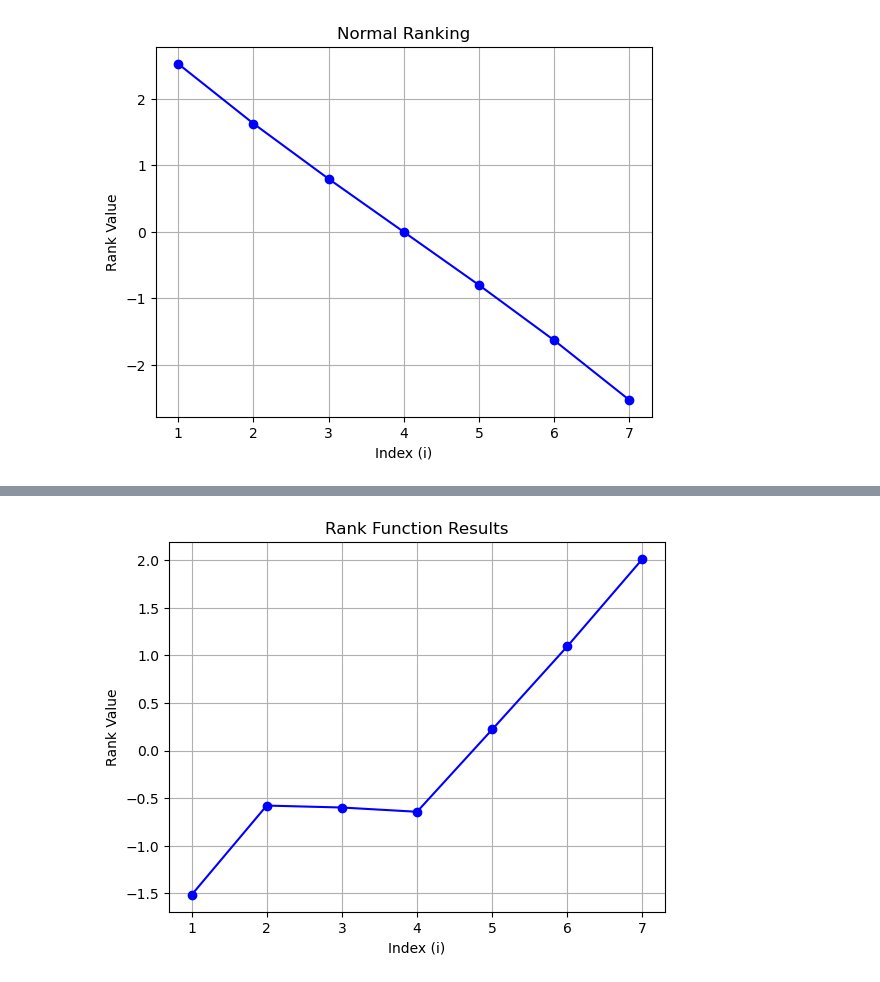
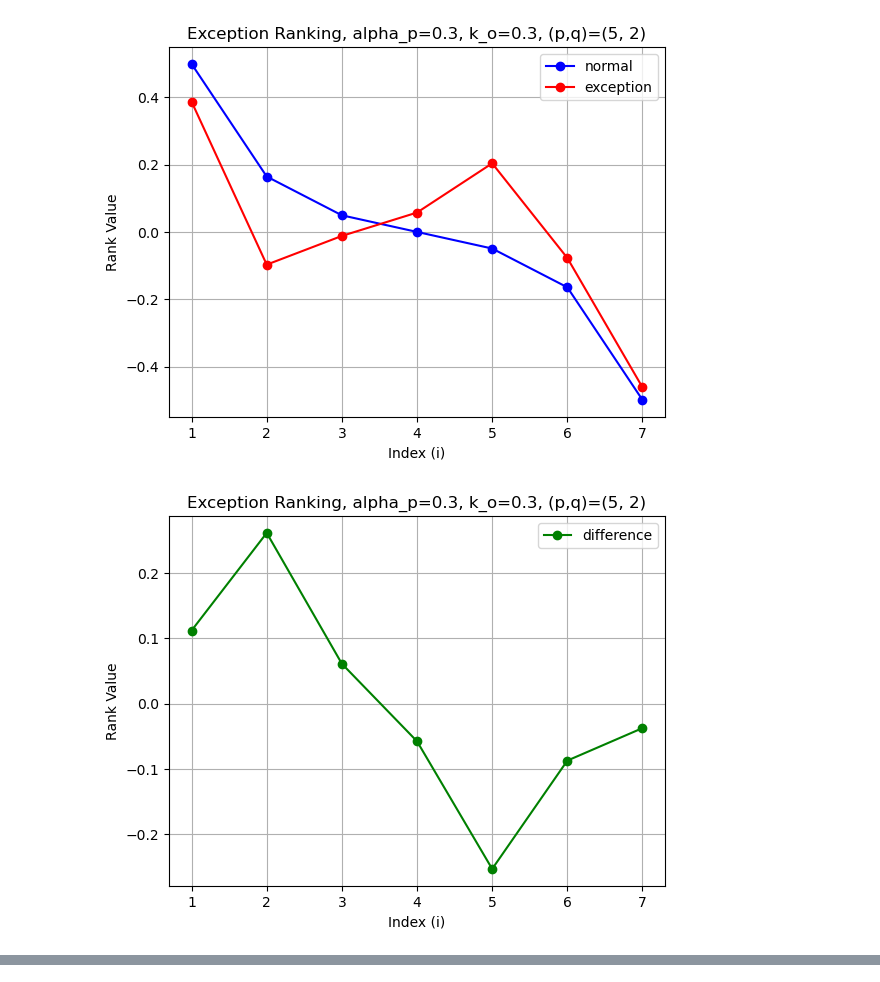
Before and after one commit to lukelc23/Analysis, a Jupyter notebook: inverse_computation_solutions.ipynb, the cells around one changed output, grey strips where cells are left out. Saved outputs shown, nothing was run; the diff lists cells and outputs as text; code cells hidden in the pictures.

```diff
--- a/inverse_computation_solutions.ipynb
+++ b/inverse_computation_solutions.ipynb
@@ -586,36 +662,49 @@ def set_variables(n_set, k_o_set, k_s_set, p_set, q_set, c_var_set):
     b_bar = np.zeros(arr_len)
     c = np.zeros(1)
     c_bar = np.zeros(1)
+
+    index = list(range(1,n+1))
 # %%
-global n, k_o, k_s, alpha, alpha_prime, p, q, c_var, lamb_val
-global K, K_exp, A, arr_len, dual_len, dual_len_exp, a, a_exp, b, b_bar, c, c_bar
+
+def run_simulation(n_set, k_o_set, k_s_set, p_set, q_set, c_var_set):
+    global n, k_o, k_s, alpha, alpha_prime, p, q, c_var, lamb_val
+    global K, K_exp, A, arr_len, dual_len, dual_len_exp, a, a_exp
+    global b, b_bar, c, c_bar, y, y_exp, b_array, b_bar_array, c_array, c_bar_array, B, index
+
+    set_variables(n_set, k_o_set, k_s_set, p_set, q_set, c_var_set)
+    check_variables()
+    K = k_create(n,alpha_prime)
+    print('K', '\n', K)
+    print('det:', np.linalg.det(K))
+
+    y = y_create(n)
+    a = a_create(n, alpha_prime)
+    K_exp = k_create_excep(n, p, q, alpha_prime)
+    y_exp = y_create_exp(n)
+    a_exp = a_exp_create(n, p, q, alpha_prime)
+    b, b_bar, c, c_bar = create_bc(n,p,q,alpha_prime)
+    b_array, b_bar_array, c_array, c_bar_array = create_bc_arrays(n,p,q,alpha_prime)
+
+    A = tridiag(n)
+    B = np.linalg.inv(np.identity(n-1) - (A*alpha_prime))
+    check_variables()
+    show_ranks_exp()
+    c_analytical = c_double_til()
+    assert np.isclose(c_analytical, c[1])
+    plot_normal()
+    plot_exception()
+    plot_overlay()
+    plot_difference()
+    plot_overlay_diff()
+
+    return rank_vals, rank_vals_array, rank_exp_vals, rank_exp_vals_array
 
 n_set = 7
-k_o_set = 0.49
+k_o_set = 0.3
 k_s_set = 1
-p_set = 4
+p_set = 5
 q_set = 2
 c_var_set = 0
 
-set_variables(n_set, k_o_set, k_s_set, p_set, q_set, c_var_set)
-K = k_create(n,alpha_prime)
-print('K', '\n', K)
-print('det:', np.linalg.det(K))
-
-y = y_create(n)
-a = a_create(n, alpha_prime)
-K_exp = k_create_excep(n, p, q, alpha_prime)
-y_exp = y_create_exp(n)
-a_exp = a_exp_create(n, p, q, alpha_prime)
-b, b_bar, c, c_bar = create_bc(n,p,q,alpha_prime)
-b_array, b_bar_array, c_array, c_bar_array = create_bc_arrays(n,p,q,alpha_prime)
-
-A = tridiag(n)
-B = np.linalg.inv(np.identity(n-1) - (A*alpha_prime))
-check_variables()
-show_ranks_exp()
-c_analytical = c_double_til()
-assert np.isclose(c_analytical, c[1])
-rank_vals, rank_vals_array = plot_normal()
-rank_exp_vals, rank_exp_vals_array = plot_exception()
+run_simulation(n_set, k_o_set, k_s_set, p_set, q_set, c_var_set)
 # %% [output]
@@ -639 +728,2 @@ K
-[figure, old version]
+[figure, new version]
+[figure, new version]
@@ -647 +748,0 @@ K
-[figure, old version]
```
Also changed, not shown: parts of 11 cells of this notebook, 1 other file.
